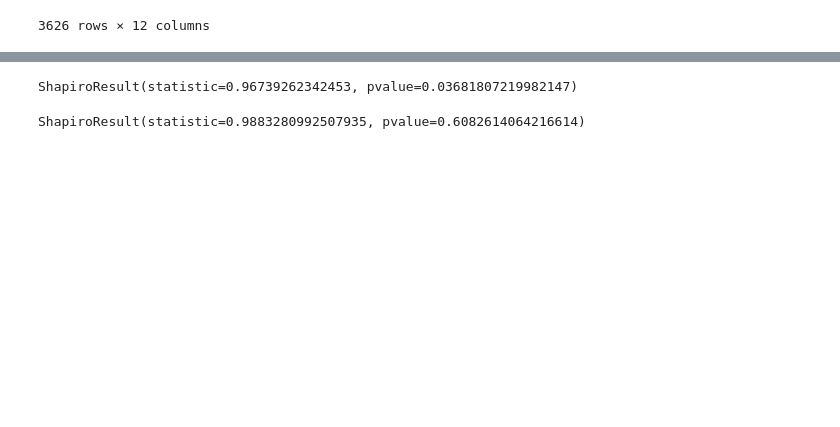
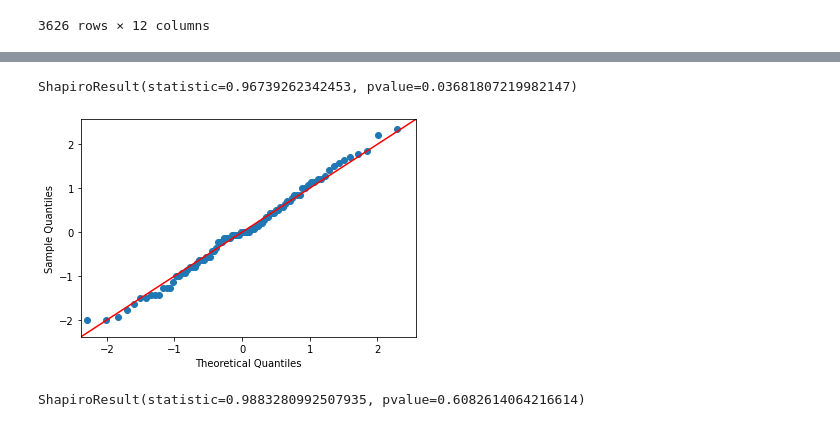
Before and after one commit to SDA2022/SDA-Project, a Jupyter notebook: 선호도조사.ipynb, the cells around one changed output, grey strips where cells are left out. Cells and saved outputs as stored; diff of their text form; code cells hidden in the pictures; blank space fills up the shorter version.

```diff
--- a/선호도조사.ipynb
+++ b/선호도조사.ipynb
@@ -99,10 +152,17 @@ data_asia_2019
+# %%
+from scipy.stats import shapiro
+#정확하게 알아보기 위해 shapiro test진행
+shapiro(data_asia_2021["ALL_TOTAL_CO"])
+#shapiro test를 진행해보았을 때는 정규분포를 따른다고 본다
+# %% [output]
+ShapiroResult(statistic=0.96739262342453, pvalue=0.03681807219982147)
 # %%
-#ANOVA test의 가정을 만족하는지 확인하기 위해 정규성.독립성.등분산성을 확인해봄
-from scipy.stats import shapiro
-shapiro(data_asia_2021["ALL_TOTAL_CO"])
-#2021데이터는 정규성을 가짐
+#2020년 데이터
+fig=sm.qqplot(data_asia_2020["ALL_TOTAL_CO"], line='45',fit=True)
+plt.show()
+#qq-plot을 그려보았을 때, 직선을 기준으로 데이터가 모여있으므로 정규성을 띈다고 볼 수 있다
 # %% [output]
-ShapiroResult(statistic=0.96739262342453, pvalue=0.03681807219982147)
+[figure, added]
 # %%
 shapiro(data_asia_2020["ALL_TOTAL_CO"])
 #2020데이터는 정규성을 가짐
```
Also changed, not shown: parts of 14 cells of this notebook.
